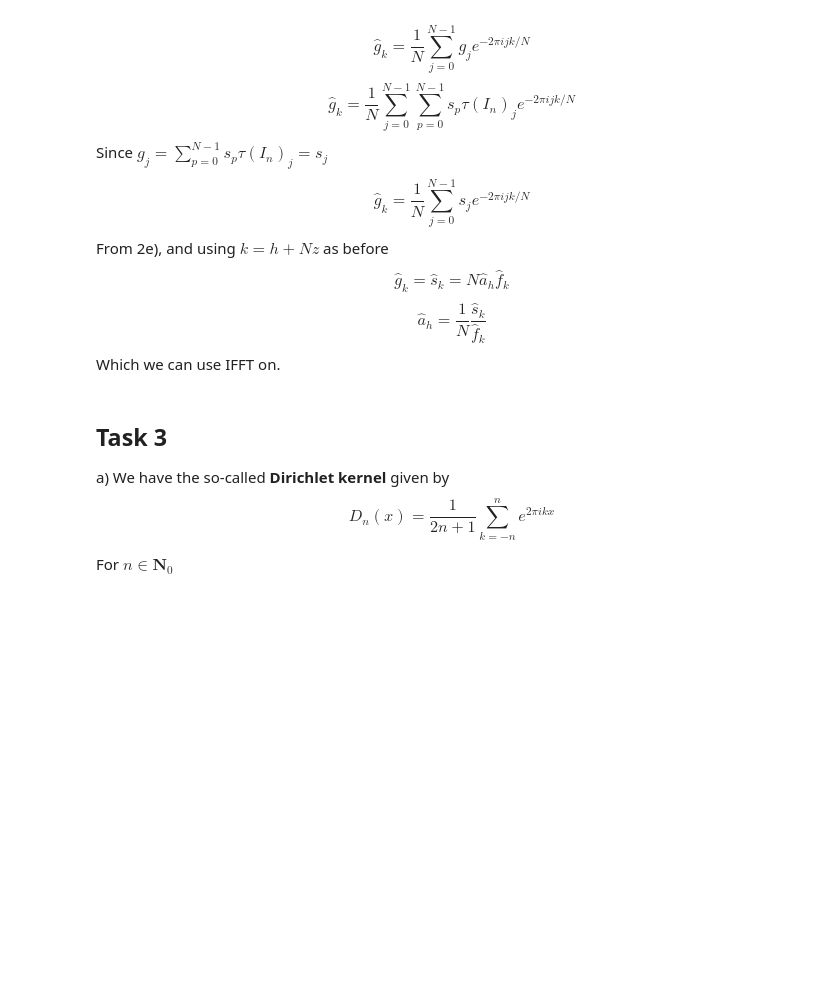
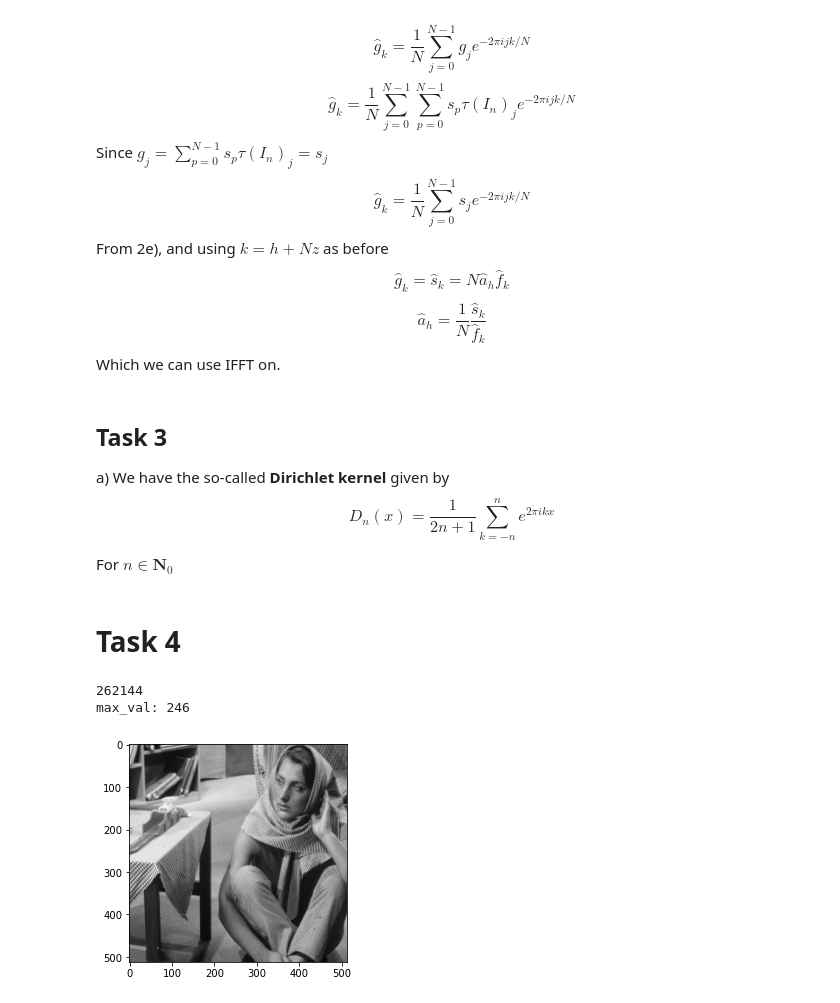
Before and after one commit to sannejamila/TMA4215project2, a Jupyter notebook: project2.ipynb, the cells around one changed output. Drawn from its saved outputs; the diff is of its cells as text; code cells hidden in the pictures; blank space fills up the shorter version.

```diff
--- a/project2.ipynb
+++ b/project2.ipynb
@@ -891,3 +891,5 @@ D_n(x) = \frac{1}{2n+1}\sum_{k = -n}^n e^{2 \pi i kx}
 $$
 
 For $n \in \mathbf{N}_0$
+# %% [markdown]
+# Task 4
@@ -893,0 +901,13 @@ For $n \in \mathbf{N}_0$
+# %%
+%matplotlib inline
+Image = mpimg.imread('project2-data/barbara.gif')
+print(Image.size)
+pic_barbara = np.copy(Image)
+print("max_val:", np.max(pic_barbara))
+pic_barbara = pic_barbara / 246 # Normalize values to [0, 1]
+# If you dont normalize, include vmin=0, vmax=255
+imgplot = plt.imshow(pic_barbara, cmap='gray')
+# %% [output]
+262144
+max_val: 246
+[figure, added]
```
Also changed, not shown: parts of 11 cells of this notebook, 8 other files.
